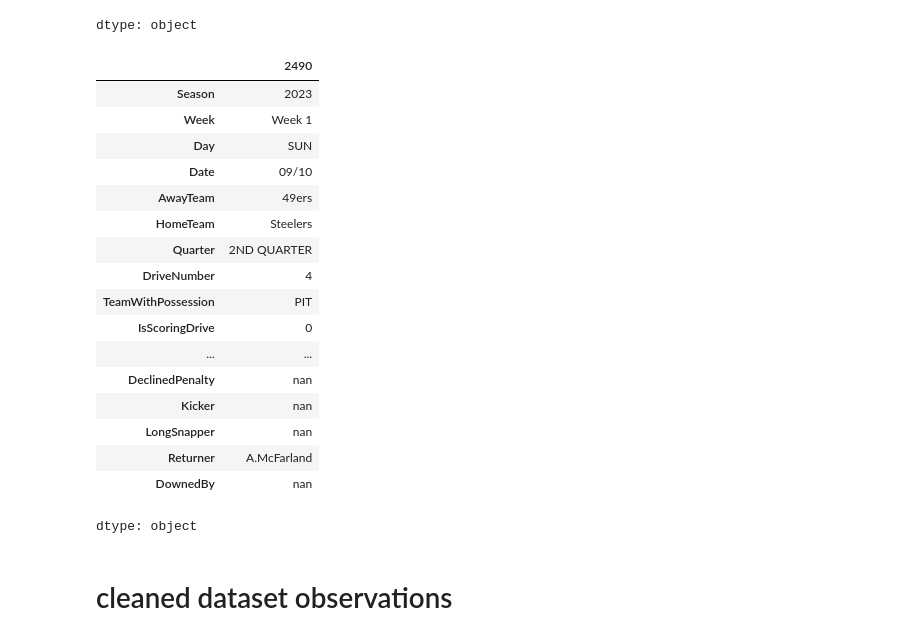
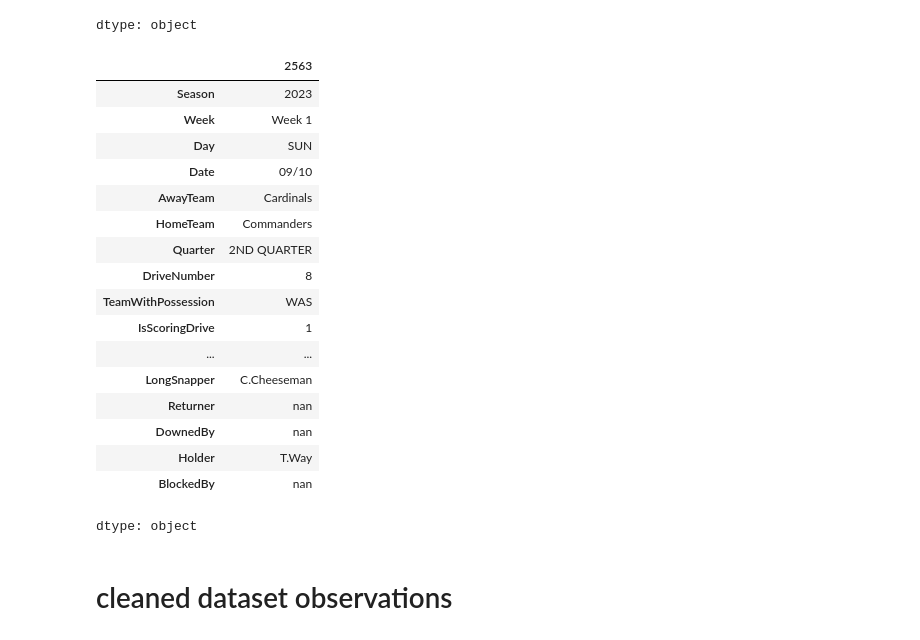
Before and after one commit to KeoniM/NFL_Data_Cleaning, a Jupyter notebook: NFL_Plays_Week1_2023.ipynb, the cells around one changed output. Drawn from its saved outputs; the diff is of its cells as text; code cells hidden in the pictures.

Commit message:
Organized cleaning methods a little. Started on cleaning field goal plays.

```diff
--- a/NFL_Plays_Week1_2023.ipynb
+++ b/NFL_Plays_Week1_2023.ipynb
@@ -352,6 +352,15 @@ kick_downed_by_pattern = f", downed by ({name_pattern})"
 # Kickoff play (Who was the kicker, How many yards the ball was kicked )
 kickoff_pattern = f"({name_pattern}) kicks(?: onside)? (-?[0-9]+) yards from"
 
+# Field goal (Good)
+field_goal_good_pattern = f"({name_pattern}) (-?[0-9]+) yard field goal is GOOD, Center-({name_pattern}), Holder-({name_pattern})."
+
+# Field goal (no good)
+field_goal_no_good_pattern = f"({name_pattern}) (-?[0-9]+) yard field goal is No Good, ([A-Za-z]+(?: [A-Za-z]+)*), Center-({name_pattern}), Holder-({name_pattern})."
+
+# Field goal (blocked)
+field_goal_blocked_pattern = f"({name_pattern}) (-?[0-9]+) yard field goal is BLOCKED \(({name_pattern})\), Center-({name_pattern}), Holder-({name_pattern}), RECOVERED by ({name_pattern})"
+
 ##############
 #  INJURIES  #
 ##############
@@ -1833,13 +1957,13 @@ def clean_dataframe_of_plays(df_all_plays):
                 "TackleBy1", "TackleBy2", "PressureBy", "InterceptedBy", "SackedBy", "ForcedFumbleBy",
                 "FumbleDetails", "ReverseDetails",
                 "InjuredPlayers", "AcceptedPenalty", "DeclinedPenalty",
-                "Kicker", "LongSnapper", "Returner", "DownedBy"]
+                "Kicker", "LongSnapper", "Returner", "DownedBy", "Holder", "BlockedBy"]
 
   string_columns = ["PlayType", "TimeOnTheClock", "Formation", "Passer", "Rusher", "Receiver", "Direction",
                     "TackleBy1", "TackleBy2", "PressureBy", "InterceptedBy", "SackedBy", "ForcedFumbleBy",
                     "FumbleDetails", "ReverseDetails",
                     "InjuredPlayers", "AcceptedPenalty", "DeclinedPenalty",
-                    "Kicker", "LongSnapper", "Returner", "DownedBy"]
+                    "Kicker", "LongSnapper", "Returner", "DownedBy", "Holder", "BlockedBy"]
 
   int_columns = ["Yardage"]
 
@@ -1862,8 +1986,9 @@ def clean_dataframe_of_plays(df_all_plays):
   # df_all_plays_cleaned = clean_sacked_plays(df_all_plays_cleaned)
   # df_all_plays_cleaned = clean_punt_plays(df_all_plays_cleaned)
   # df_all_plays_cleaned = clean_kickoff_plays(df_all_plays_cleaned)
-  df_all_plays_cleaned = clean_penalty_plays(df_all_plays_cleaned)
+  # df_all_plays_cleaned = clean_penalty_plays(df_all_plays_cleaned)
   # df_all_plays_cleaned = clean_touchdown_plays(df_all_plays_cleaned)
+  df_all_plays_cleaned = clean_field_goal_plays(df_all_plays_cleaned)
 
 
   return df_all_plays_cleaned
@@ -2499,25 +2683,25 @@ week1_2023_plays.iloc[0]
 | PlayStart | Kickoff from NYJ 35 |
 dtype: object
 # %%
-df_week1_plays_cleaned.iloc[2490]
+df_week1_plays_cleaned.iloc[2563]
 # %% [output]
-|  | 2490 |
+|  | 2563 |
 | Season | 2023 |
 | Week | Week 1 |
 | Day | SUN |
 | Date | 09/10 |
-| AwayTeam | 49ers |
-| HomeTeam | Steelers |
+| AwayTeam | Cardinals |
+| HomeTeam | Commanders |
 | Quarter | 2ND QUARTER |
-| DriveNumber | 4 |
-| TeamWithPossession | PIT |
-| IsScoringDrive | 0 |
+| DriveNumber | 8 |
+| TeamWithPossession | WAS |
+| IsScoringDrive | 1 |
 | ... | ... |
-| DeclinedPenalty | nan |
-| Kicker | nan |
-| LongSnapper | nan |
-| Returner | A.McFarland |
+| LongSnapper | C.Cheeseman |
+| Returner | nan |
 | DownedBy | nan |
+| Holder | T.Way |
+| BlockedBy | nan |
 dtype: object
 # %% [markdown]
 # cleaned dataset observations
```
Also changed, not shown: parts of 57 cells of this notebook.
